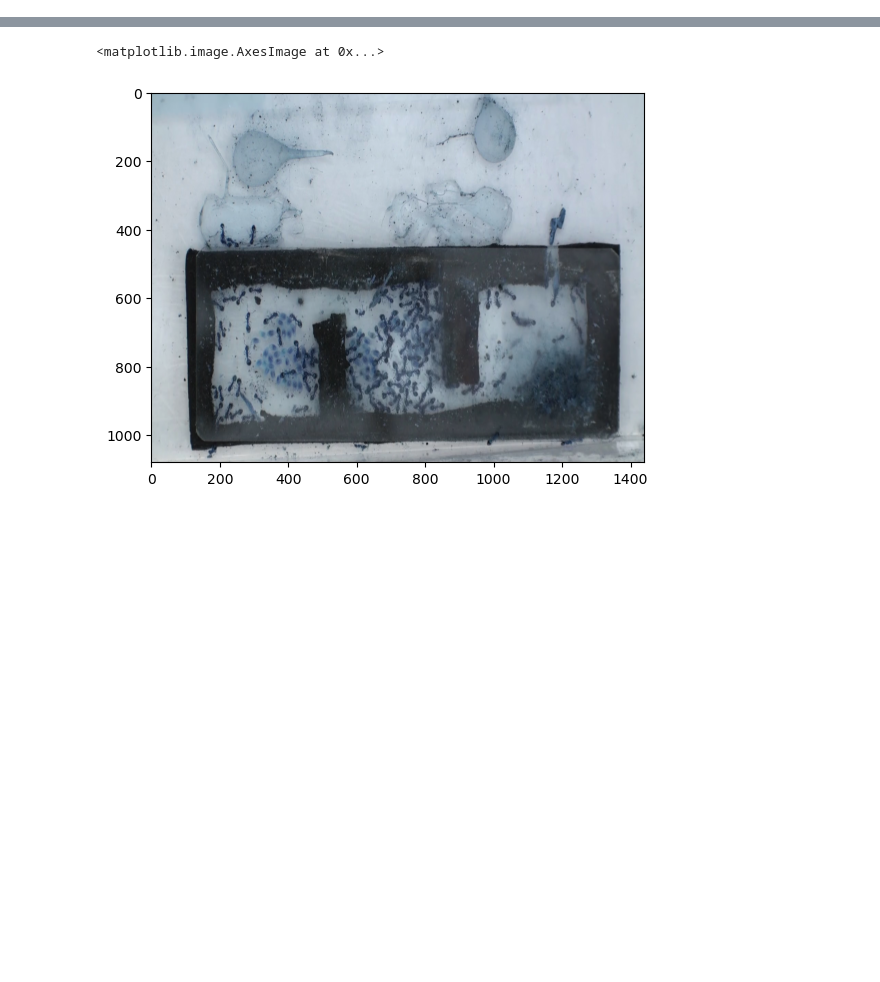
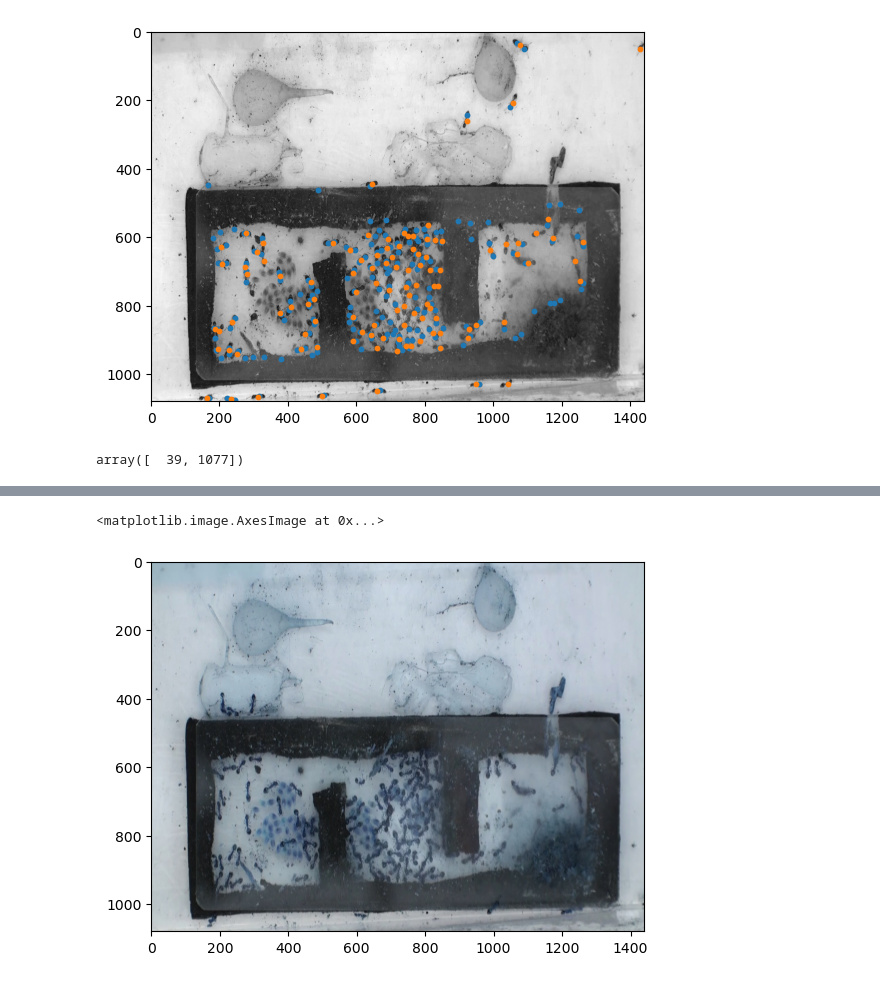
Before and after one commit to kirito-night/PLDAC, a Jupyter notebook: code_extraction/extract_fourmis1.ipynb, the cells around one changed output, grey strips where cells are left out. Saved outputs shown, nothing was run; the diff lists cells and outputs as text; code cells hidden in the pictures; blank space fills up the shorter version.

```diff
--- a/code_extraction/extract_fourmis1.ipynb
+++ b/code_extraction/extract_fourmis1.ipynb
@@ -83,0 +93,12 @@ def find_points(I1,I2,num,sigma=5,kappa=0.04,thres=0.3):
+# %%
+corners=find_points(np.zeros(X[0].shape),X[0],0)
+plt.scatter(corners[:,1],corners[:,0],s=10)
+plt.imshow(X[0][:,:,0].astype(int),cmap='gray')
+plt.scatter(Y_y,Y_x,s=10)
+plt.show()
+# %% [output]
+[figure, added]
+# %%
+YY=np.array([[Y_x[i],Y_y[i]] for i in range(len(Y_y))])
+# %% [output]
+array([  39, 1077])
```
Also changed, not shown: parts of 10 cells of this notebook, 20 other files.
